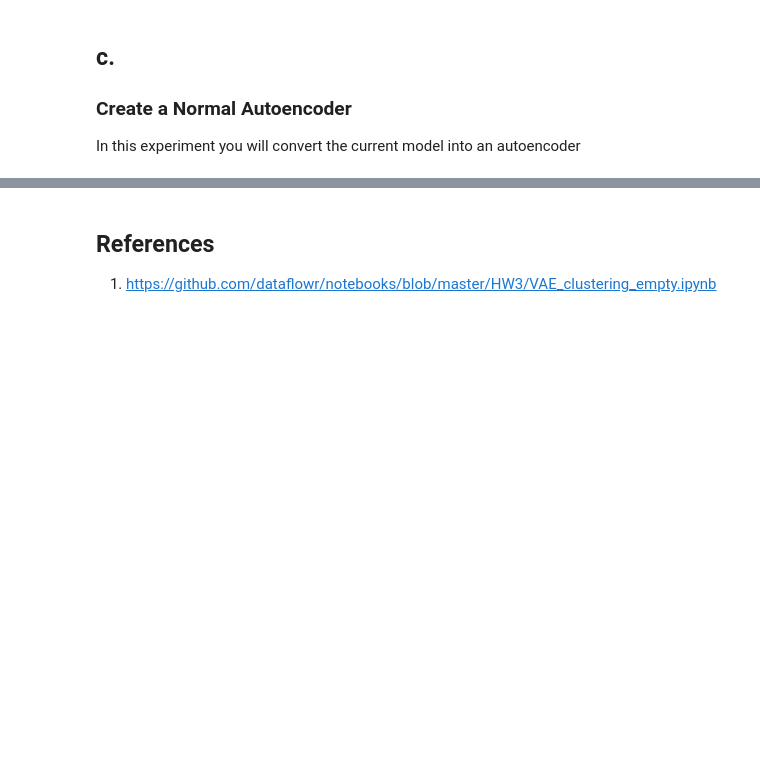
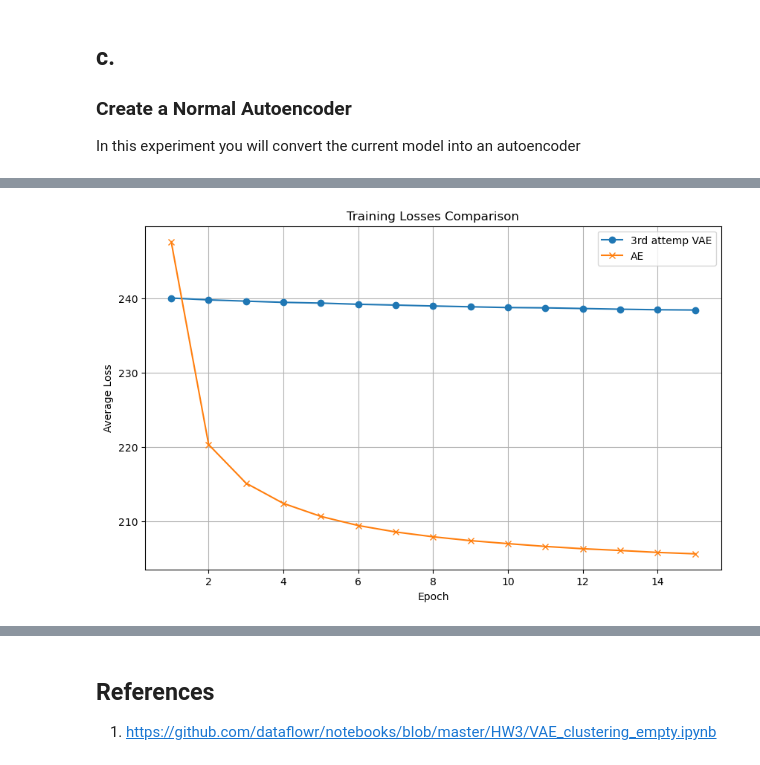
Before and after one commit to tdtrevathan/task4, a Jupyter notebook: IntroductionToDeepLearning.ipynb, the cells around one changed output, grey strips where cells are left out. Cells and saved outputs as stored; diff of their text form; code cells hidden in the pictures; blank space fills up the shorter version.

```diff
--- a/IntroductionToDeepLearning.ipynb
+++ b/IntroductionToDeepLearning.ipynb
@@ -708,0 +755,27 @@ In this experiment you will convert the current model into an autoencoder
+# %%
+ae_final_loss = []
+
+for epoch in range(num_epochs):
+    total_loss = 0  # Initialize total loss for the epoch
+    for x, _ in data_loader:  # Iterate over the dataset
+        x = x.to(device).view(-1, image_size)  # Prepare the input tensor
+
+        # Forward pass: Compute the reconstruction from the autoencoder
+        output = ae_model1(x)
+
+        # Compute the reconstruction loss; assuming binary cross-entropy
+        loss = F.binary_cross_entropy(output, x, reduction='sum')
+
+        # Backward pass and optimize
+        ae_optimizer_1.zero_grad()  # Zero the gradients to prepare for .backward()
+        loss.backward()  # Compute the gradients
+        ae_optimizer_1.step()  # Update the model parameters
+
+        total_loss += loss.item()  # Accumulate the loss
+
+    # After completing the epoch, calculate the average loss
+    avg_loss = total_loss / len(data_loader.dataset)
+
+    # Print the average loss for the epoch
+    print("Epoch [{}/{}], Avg Reconst Loss: {:.4f}".format(epoch+1, num_epochs, avg_loss))
+    ae_final_loss.append(avg_loss)
@@ -708,0 +798,17 @@ In this experiment you will convert the current model into an autoencoder
+# %%
+# Compare the models based on their optimal loss
+
+epochs = range(1, num_epochs + 1)
+
+plt.figure(figsize=(10, 6))
+plt.plot(epochs, final_losses3, label='3rd attemp VAE', marker='o')
+plt.plot(epochs, ae_final_loss, label='AE', marker='x')
+
+plt.title('Training Losses Comparison')
+plt.xlabel('Epoch')
+plt.ylabel('Average Loss')
+plt.legend()
+plt.grid(True)
+plt.show()
+# %% [output]
+[figure, added]
```
Also changed, not shown: parts of 18 cells of this notebook.
